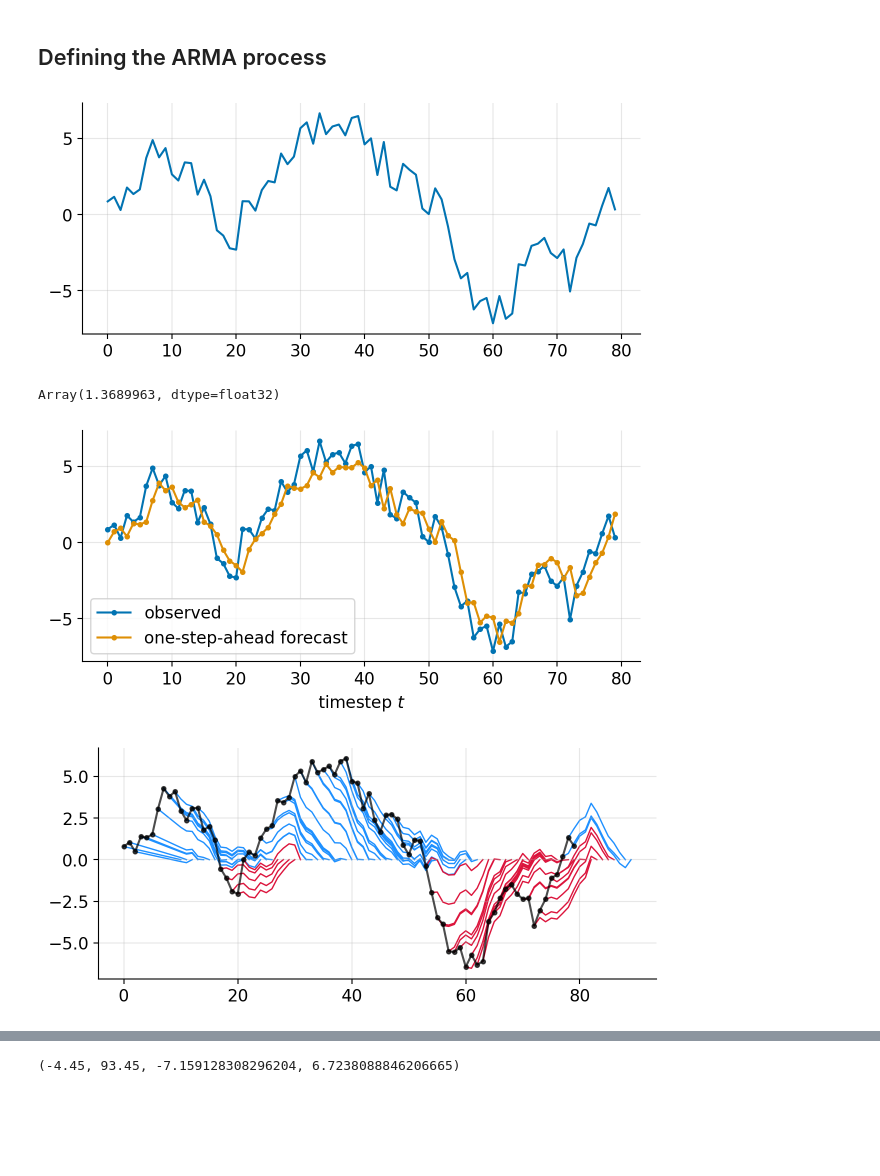
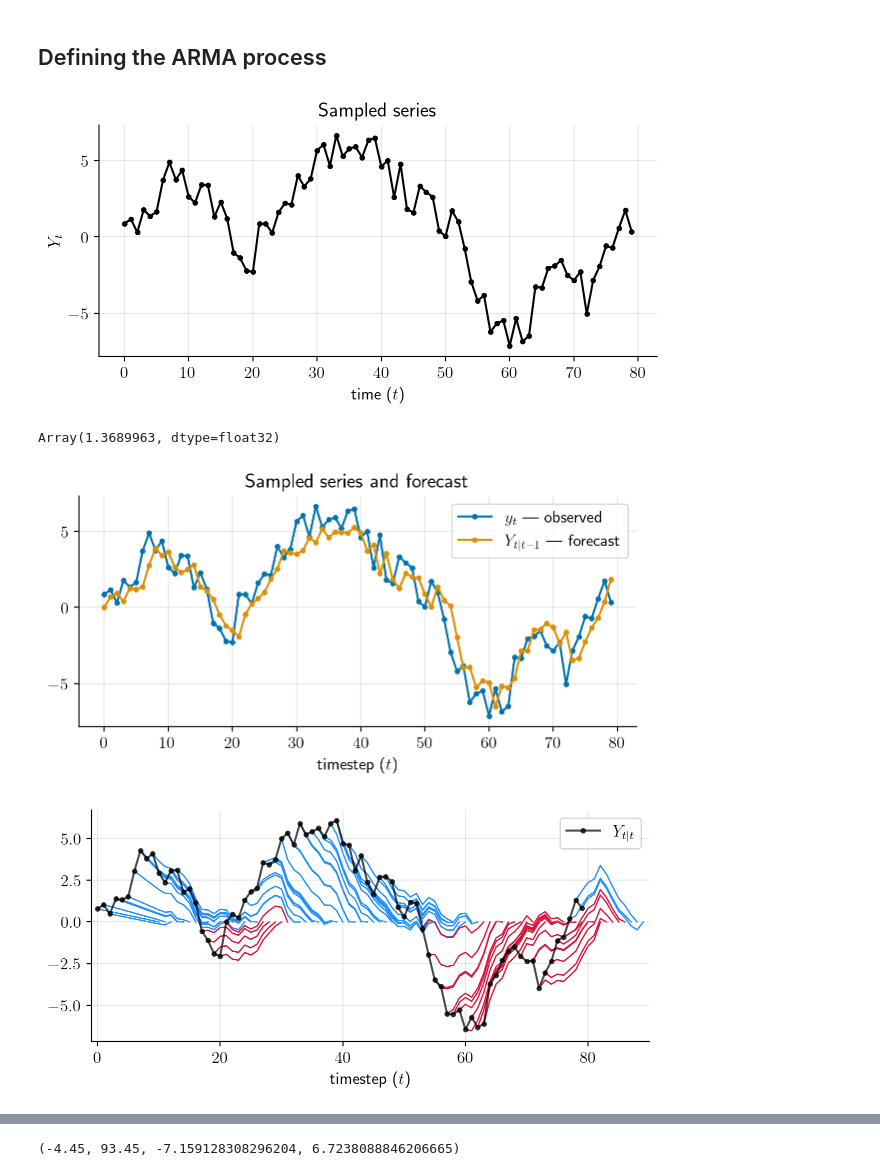
Before and after one commit to gerdm/filtering-notes, a Jupyter notebook: 03-kalman-filter/arma-forecast.ipynb, the cells around one changed output, grey strips where cells are left out. Drawn from its saved outputs; the diff is of its cells as text; code cells hidden in the pictures; blank space fills up the shorter version.

Commit message:
feat-03: arma-learning / arma-forecast

```diff
--- a/03-kalman-filter/arma-forecast.ipynb
+++ b/03-kalman-filter/arma-forecast.ipynb
@@ -20,6 +20,8 @@ plt.rcParams["font.size"] = 12
 plt.rcParams["figure.figsize"] = (7.2, 3.0)
 
 jnp.set_printoptions(linewidth=200)
+# %%
+plt.rcParams["text.usetex"] = True
 # %%
 %load_ext autoreload
 %autoreload 2
@@ -110,8 +112,12 @@ sample = ssm.sample_ssm(key, F, H, T, R, n_steps + n_test)
 test = jax.tree.map(lambda x: x[-n_test:], sample)
 sample = jax.tree.map(lambda x: x[:-n_test], sample)
 # %%
-plt.plot(sample["y"])
+plt.plot(sample["y"], c="black", marker="o", markersize=3)
+plt.xlabel("time ($t$)")
+plt.title("Sampled series")
+plt.ylabel("$Y_t$")
 plt.grid(alpha=0.3)
+plt.savefig("sample-ma-m.png", dpi=300, bbox_inches="tight")
 # %% [output]
-[figure, old version]
+[figure, new version]
 # %%
@@ -132,13 +138,15 @@ jnp.sqrt(jnp.power(hist["err"], 2).mean())
 # %% [output]
 Array(1.3689963, dtype=float32)
 # %%
-plt.plot(sample["y"], marker="o", markersize=3, label="observed")
-plt.plot(hist["yhat"], marker="o", markersize=3, label="one-step-ahead forecast")
+plt.plot(sample["y"], marker="o", markersize=3, label="$y_t$ — observed")
+plt.plot(hist["yhat"], marker="o", markersize=3, label="$Y_{t|t-1}$ — forecast")
+plt.title("Sampled series and forecast")
 plt.legend()
-plt.xlabel("timestep $t$")
+plt.xlabel("timestep ($t$)")
 plt.grid(alpha=0.3)
+plt.savefig("ma-m-sample-ohe-forecast.png", dpi=300, bbox_inches="tight")
 # %% [output]
-[figure, old version]
+[figure, new version]
 # %%
 mu_hist = hist["mu_forecast"]
 mu_prev = hist["mu"]
@@ -150,16 +158,19 @@ steps_ahead = jnp.arange(n_steps)[:, None] + jnp.arange(n_forecast + 1)[None, :]
 # plt.plot(sample["y"], marker="o", markersize=3, label="observed")
 
 colors = plt.cm.viridis(jnp.linspace(0, 1, n_steps))
-plt.plot(hist["y_corrected"], marker="o", markersize=3, label="one-step-ahead forecast", c="black", alpha=0.7)
+plt.plot(hist["y_corrected"], marker="o", markersize=3, label="$Y_{t|t}$", c="black", alpha=0.7)
 colors = plt.cm.viridis(jnp.linspace(0, 1, n_steps))
 for color, k_steps, k_pred in zip(colors, steps_ahead, pred_ahead):
     # plt.plot(k_steps, k_pred, c="gray", alpha=0.5)
     color = "crimson" if k_pred[0] < 0 else "dodgerblue"
     plt.plot(k_steps, k_pred, c=color, alpha=1.0, zorder=0, linewidth=1)
-# plt.xlim(0, 60)
+plt.xlim(-1, 90)
+plt.legend()
+plt.xlabel("timestep ($t$)")
 plt.grid(alpha=0.3)
+plt.savefig("ma-m-multi-step-forecast.png", dpi=300, bbox_inches="tight")
 # %% [output]
-[figure, old version]
+[figure, new version]
 # %%
 pred_ahead = jnp.einsum("m,skm->sk", H, mu_hist)
 steps_ahead = jnp.arange(n_steps)[:, None] + jnp.arange(n_forecast + 1)[None, :]
```
Also changed, not shown: parts of 3 cells of this notebook, 1 other file.
